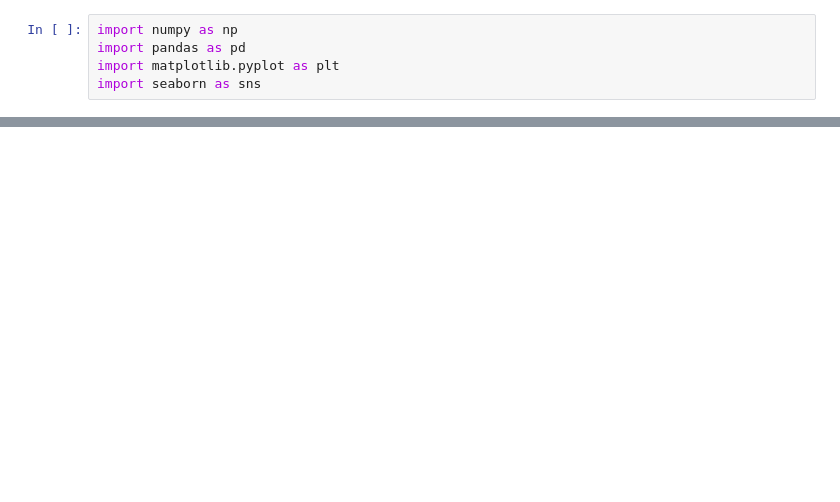
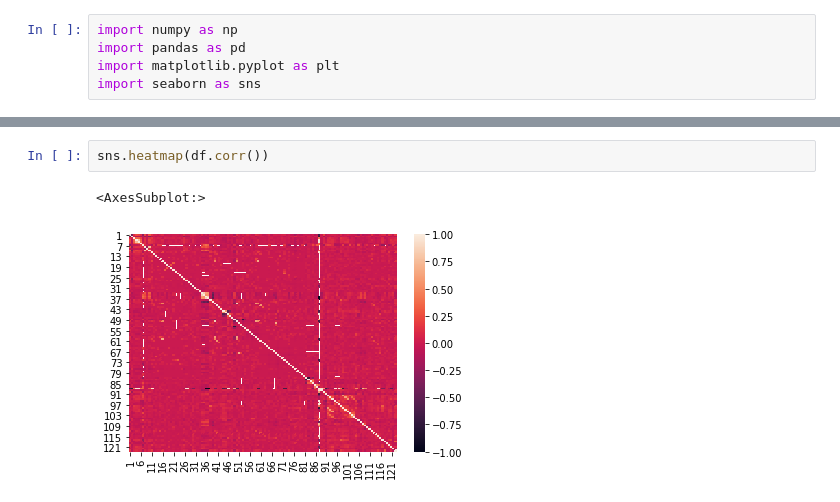
Before and after one commit to ayoebuus/CDI_case_2, a Jupyter notebook: MainNotebook.ipynb, the cells around one changed output, grey strips where cells are left out. Cells and saved outputs as stored; diff of their text form; blank space fills up the shorter version.

```diff
--- a/MainNotebook.ipynb
+++ b/MainNotebook.ipynb
@@ -17,0 +38,5 @@ df.head()
+# %%
+sns.heatmap(df.corr())
+# %% [output]
+<AxesSubplot:>
+[figure, added]
```
Also changed, not shown: parts of 4 cells of this notebook.
